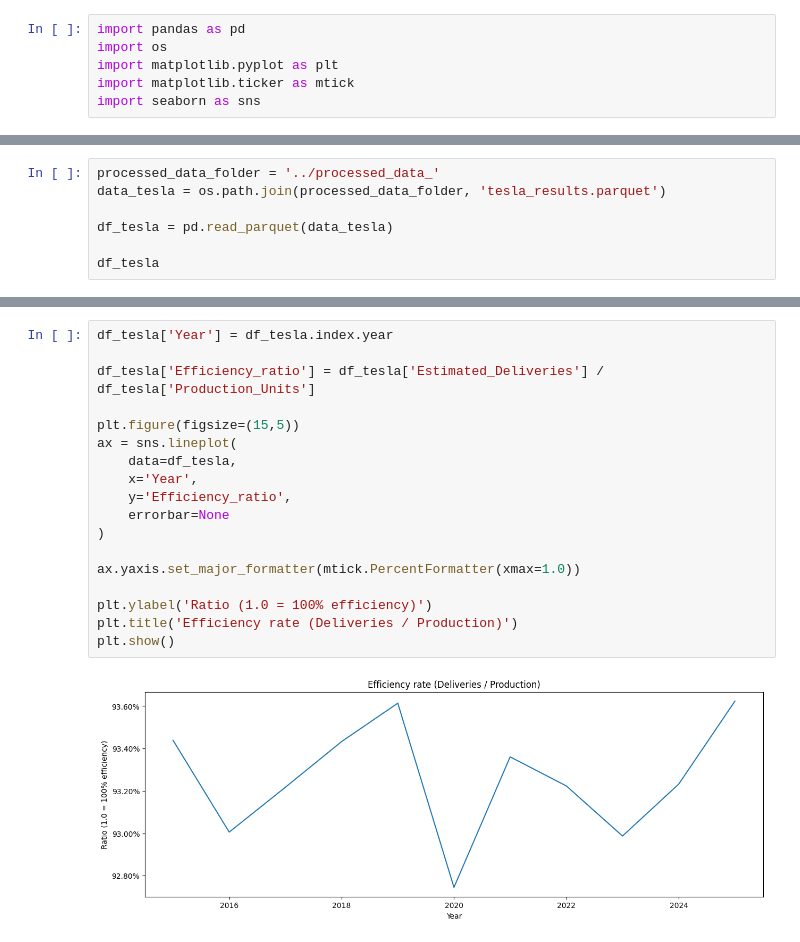
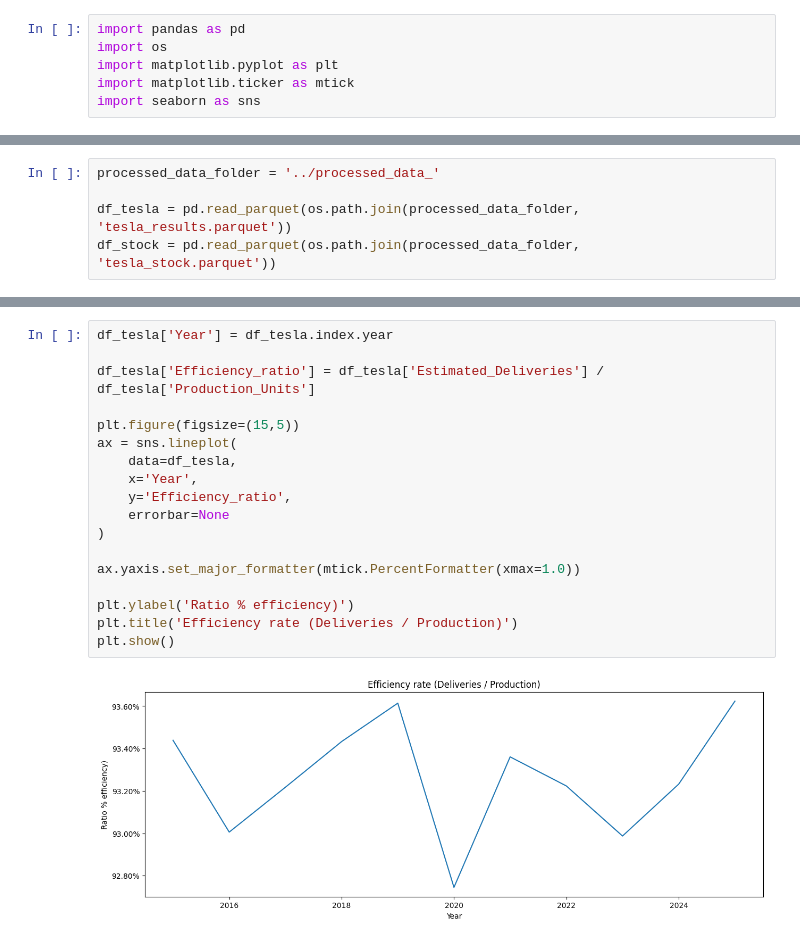
Before and after one commit to ThiagoPBorges/Tesla-Deliveries-and-Production, a Jupyter notebook: Notebook/04_advanced_analysis.ipynb, the cells around one changed output, grey strips where cells are left out. Drawn from its saved outputs; the diff is of its cells as text.

```diff
--- a/Notebook/04_advanced_analysis.ipynb
+++ b/Notebook/04_advanced_analysis.ipynb
@@ -7,7 +10,5 @@ import seaborn as sns
 # %%
 processed_data_folder = '../processed_data_'
-data_tesla = os.path.join(processed_data_folder, 'tesla_results.parquet')
 
-df_tesla = pd.read_parquet(data_tesla)
-
-df_tesla
+df_tesla = pd.read_parquet(os.path.join(processed_data_folder, 'tesla_results.parquet'))
+df_stock = pd.read_parquet(os.path.join(processed_data_folder, 'tesla_stock.parquet'))
@@ -29,20 +15,20 @@ df_tesla
 # %%
 df_tesla['Year'] = df_tesla.index.year
 
 df_tesla['Efficiency_ratio'] = df_tesla['Estimated_Deliveries'] / df_tesla['Production_Units']
 
 plt.figure(figsize=(15,5))
 ax = sns.lineplot(
     data=df_tesla,
     x='Year',
     y='Efficiency_ratio',
     errorbar=None
 )
 
 ax.yaxis.set_major_formatter(mtick.PercentFormatter(xmax=1.0))
 
-plt.ylabel('Ratio (1.0 = 100% efficiency)')
+plt.ylabel('Ratio % efficiency)')
 plt.title('Efficiency rate (Deliveries / Production)')
 plt.show()
 # %% [output]
-[figure, old version]
+[figure, new version]
```
Also changed, not shown: parts of 5 cells of this notebook, 1 other file.
